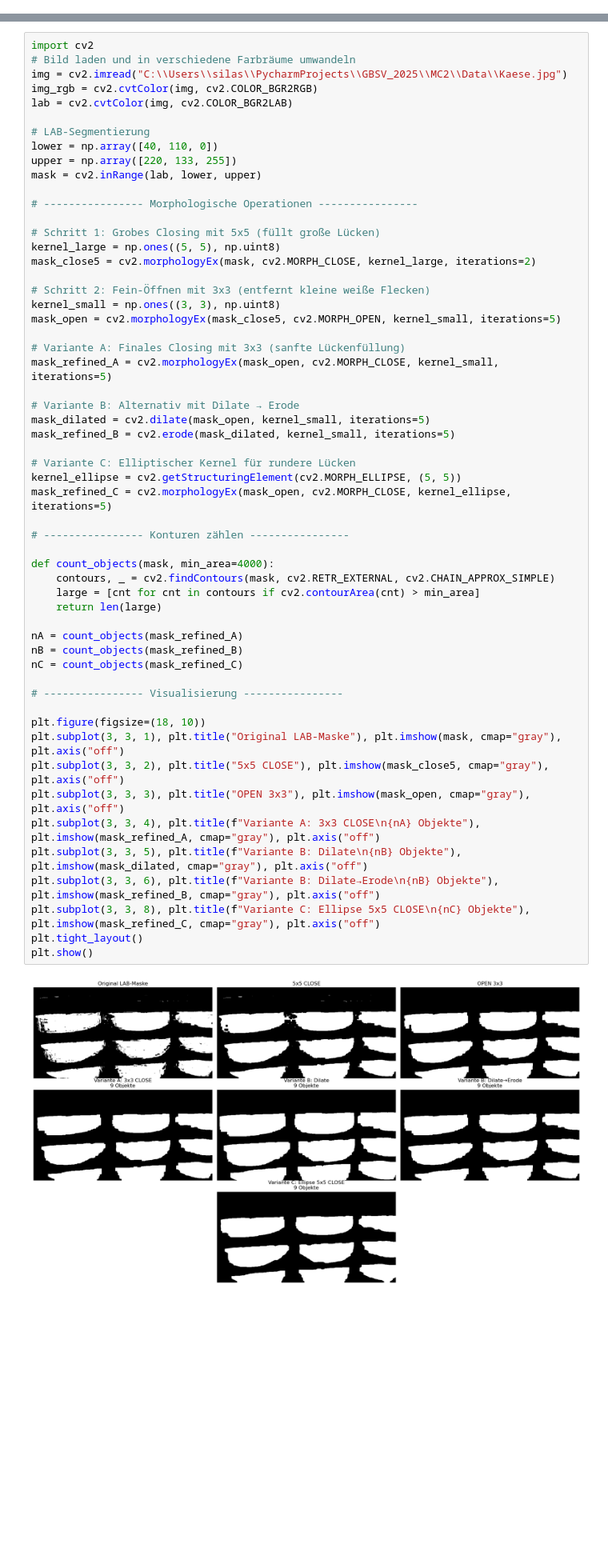
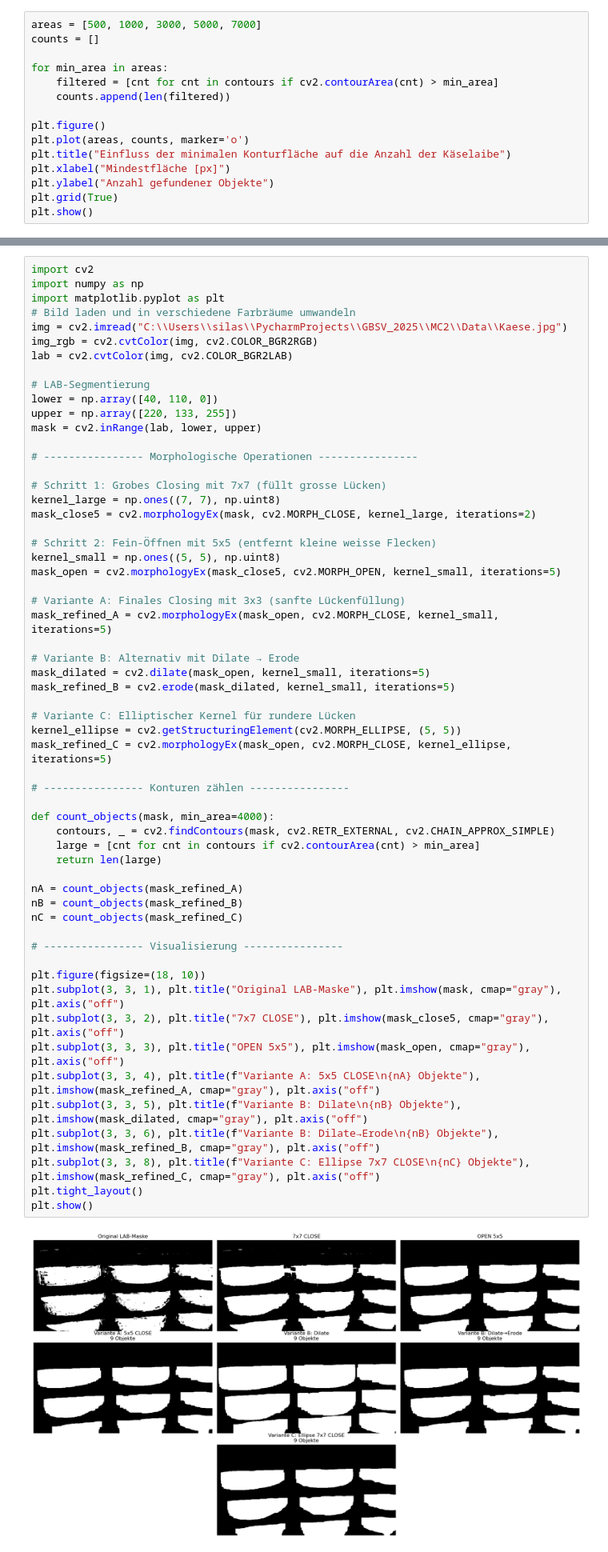
Before and after one commit to Tschoppsilas/GBSV_2025, a Jupyter notebook: MC2/Day Submission/Day_8_Segmentation_Morphological Operations.ipynb, the cells around one changed output, grey strips where cells are left out. Shown: that part at 80% size. Drawn from its saved outputs; the diff is of its cells as text; blank space fills up the shorter version.

```diff
--- a/MC2/Day Submission/Day_8_Segmentation_Morphological Operations.ipynb
+++ b/MC2/Day Submission/Day_8_Segmentation_Morphological Operations.ipynb
@@ -129,0 +183,15 @@ Gezählte Käselaibe: 9
+# %%
+areas = [500, 1000, 3000, 5000, 7000]
+counts = []
+
+for min_area in areas:
+    filtered = [cnt for cnt in contours if cv2.contourArea(cnt) > min_area]
+    counts.append(len(filtered))
+
+plt.figure()
+plt.plot(areas, counts, marker='o')
+plt.title("Einfluss der minimalen Konturfläche auf die Anzahl der Käselaibe")
+plt.xlabel("Mindestfläche [px]")
+plt.ylabel("Anzahl gefundener Objekte")
+plt.grid(True)
+plt.show()
@@ -131,6 +201,8 @@ Gezählte Käselaibe: 9
 # Tag 7
 # %%
 import cv2
+import numpy as np
+import matplotlib.pyplot as plt
 # Bild laden und in verschiedene Farbräume umwandeln
 img = cv2.imread("C:\\Users\\silas\\PycharmProjects\\GBSV_2025\\MC2\\Data\\Kaese.jpg")
 img_rgb = cv2.cvtColor(img, cv2.COLOR_BGR2RGB)
@@ -143,47 +215,47 @@ mask = cv2.inRange(lab, lower, upper)
 
 # ---------------- Morphologische Operationen ----------------
 
-# Schritt 1: Grobes Closing mit 5x5 (füllt große Lücken)
-kernel_large = np.ones((5, 5), np.uint8)
+# Schritt 1: Grobes Closing mit 7x7 (füllt grosse Lücken)
+kernel_large = np.ones((7, 7), np.uint8)
 mask_close5 = cv2.morphologyEx(mask, cv2.MORPH_CLOSE, kernel_large, iterations=2)
 
-# Schritt 2: Fein-Öffnen mit 3x3 (entfernt kleine weiße Flecken)
-kernel_small = np.ones((3, 3), np.uint8)
+# Schritt 2: Fein-Öffnen mit 5x5 (entfernt kleine weisse Flecken)
+kernel_small = np.ones((5, 5), np.uint8)
 mask_open = cv2.morphologyEx(mask_close5, cv2.MORPH_OPEN, kernel_small, iterations=5)
 
 # Variante A: Finales Closing mit 3x3 (sanfte Lückenfüllung)
 mask_refined_A = cv2.morphologyEx(mask_open, cv2.MORPH_CLOSE, kernel_small, iterations=5)
 
 # Variante B: Alternativ mit Dilate → Erode
 mask_dilated = cv2.dilate(mask_open, kernel_small, iterations=5)
 mask_refined_B = cv2.erode(mask_dilated, kernel_small, iterations=5)
 
 # Variante C: Elliptischer Kernel für rundere Lücken
 kernel_ellipse = cv2.getStructuringElement(cv2.MORPH_ELLIPSE, (5, 5))
 mask_refined_C = cv2.morphologyEx(mask_open, cv2.MORPH_CLOSE, kernel_ellipse, iterations=5)
 
 # ---------------- Konturen zählen ----------------
 
 def count_objects(mask, min_area=4000):
     contours, _ = cv2.findContours(mask, cv2.RETR_EXTERNAL, cv2.CHAIN_APPROX_SIMPLE)
     large = [cnt for cnt in contours if cv2.contourArea(cnt) > min_area]
     return len(large)
 
 nA = count_objects(mask_refined_A)
 nB = count_objects(mask_refined_B)
 nC = count_objects(mask_refined_C)
 
 # ---------------- Visualisierung ----------------
 
 plt.figure(figsize=(18, 10))
 plt.subplot(3, 3, 1), plt.title("Original LAB-Maske"), plt.imshow(mask, cmap="gray"), plt.axis("off")
-plt.subplot(3, 3, 2), plt.title("5x5 CLOSE"), plt.imshow(mask_close5, cmap="gray"), plt.axis("off")
-plt.subplot(3, 3, 3), plt.title("OPEN 3x3"), plt.imshow(mask_open, cmap="gray"), plt.axis("off")
-plt.subplot(3, 3, 4), plt.title(f"Variante A: 3x3 CLOSE\n{nA} Objekte"), plt.imshow(mask_refined_A, cmap="gray"), plt.axis("off")
+plt.subplot(3, 3, 2), plt.title("7x7 CLOSE"), plt.imshow(mask_close5, cmap="gray"), plt.axis("off")
+plt.subplot(3, 3, 3), plt.title("OPEN 5x5"), plt.imshow(mask_open, cmap="gray"), plt.axis("off")
+plt.subplot(3, 3, 4), plt.title(f"Variante A: 5x5 CLOSE\n{nA} Objekte"), plt.imshow(mask_refined_A, cmap="gray"), plt.axis("off")
 plt.subplot(3, 3, 5), plt.title(f"Variante B: Dilate\n{nB} Objekte"), plt.imshow(mask_dilated, cmap="gray"), plt.axis("off")
 plt.subplot(3, 3, 6), plt.title(f"Variante B: Dilate→Erode\n{nB} Objekte"), plt.imshow(mask_refined_B, cmap="gray"), plt.axis("off")
-plt.subplot(3, 3, 8), plt.title(f"Variante C: Ellipse 5x5 CLOSE\n{nC} Objekte"), plt.imshow(mask_refined_C, cmap="gray"), plt.axis("off")
+plt.subplot(3, 3, 8), plt.title(f"Variante C: Ellipse 7x7 CLOSE\n{nC} Objekte"), plt.imshow(mask_refined_C, cmap="gray"), plt.axis("off")
 plt.tight_layout()
 plt.show()
 # %% [output]
-[figure, old version]
+[figure, new version]
```
Also changed, not shown: parts of 11 cells of this notebook, 15 other files.
